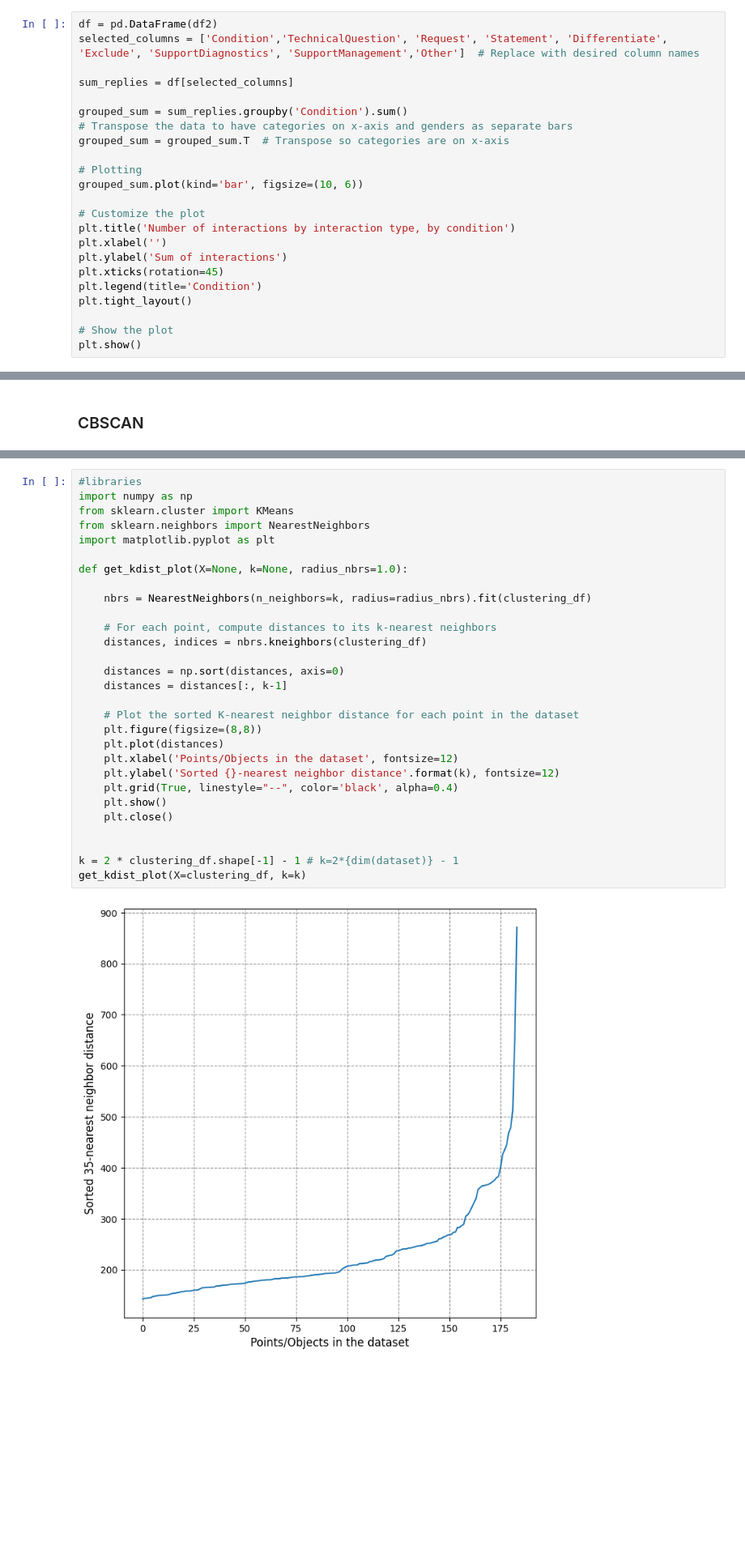
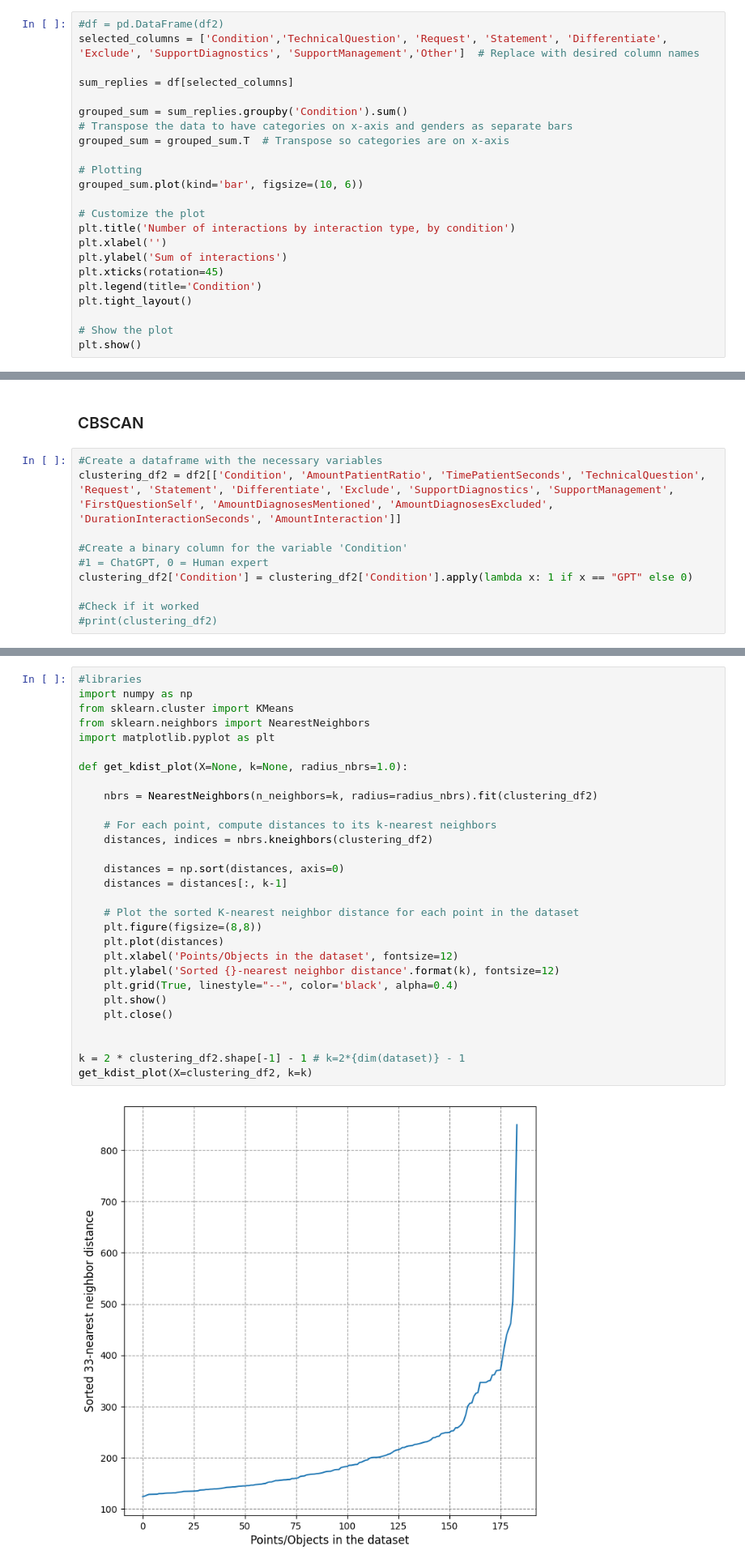
Before and after one commit to Mayra-N-S/CAS_ADS, a Jupyter notebook: Final Project/Assignment/CAS_Final_Project.ipynb, the cells around one changed output, grey strips where cells are left out. Shown at 81% size. Drawn from its saved outputs; the diff is of its cells as text; blank space fills up the shorter version.

```diff
--- a/Final Project/Assignment/CAS_Final_Project.ipynb
+++ b/Final Project/Assignment/CAS_Final_Project.ipynb
@@ -270,7 +270,7 @@ axes[1].tick_params(axis='x', rotation=0)
 # %% [output]
 [figure]
 # %%
-df = pd.DataFrame(df2)
+#df = pd.DataFrame(df2)
 selected_columns = ['Condition','TechnicalQuestion', 'Request', 'Statement', 'Differentiate', 'Exclude', 'SupportDiagnostics', 'SupportManagement','Other']  # Replace with desired column names
 
 sum_replies = df[selected_columns]
@@ -1216,3 +1216,13 @@ Possible further models for our data could for example be the DBSCAN or the Gaus
 ![Different Clustering Models](https://github.com/Mayra-N-S/CAS_ADS/blob/main/Final%20Project/Assignment/DifferentClusteringModels.jpg?raw=1)
 # %% [markdown]
 ### CBSCAN
+# %%
+#Create a dataframe with the necessary variables
+clustering_df2 = df2[['Condition', 'AmountPatientRatio', 'TimePatientSeconds', 'TechnicalQuestion', 'Request', 'Statement', 'Differentiate', 'Exclude', 'SupportDiagnostics', 'SupportManagement', 'FirstQuestionSelf', 'AmountDiagnosesMentioned', 'AmountDiagnosesExcluded', 'DurationInteractionSeconds', 'AmountInteraction']]
+
+#Create a binary column for the variable 'Condition'
+#1 = ChatGPT, 0 = Human expert
+clustering_df2['Condition'] = clustering_df2['Condition'].apply(lambda x: 1 if x == "GPT" else 0)
+
+#Check if it worked
+#print(clustering_df2)
@@ -1219,32 +1274,32 @@ Possible further models for our data could for example be the DBSCAN or the Gaus
 # %%
 #libraries
 import numpy as np
 from sklearn.cluster import KMeans
 from sklearn.neighbors import NearestNeighbors
 import matplotlib.pyplot as plt
 
 def get_kdist_plot(X=None, k=None, radius_nbrs=1.0):
 
-    nbrs = NearestNeighbors(n_neighbors=k, radius=radius_nbrs).fit(clustering_df)
+    nbrs = NearestNeighbors(n_neighbors=k, radius=radius_nbrs).fit(clustering_df2)
 
     # For each point, compute distances to its k-nearest neighbors
-    distances, indices = nbrs.kneighbors(clustering_df)
+    distances, indices = nbrs.kneighbors(clustering_df2)
 
     distances = np.sort(distances, axis=0)
     distances = distances[:, k-1]
 
     # Plot the sorted K-nearest neighbor distance for each point in the dataset
     plt.figure(figsize=(8,8))
     plt.plot(distances)
     plt.xlabel('Points/Objects in the dataset', fontsize=12)
     plt.ylabel('Sorted {}-nearest neighbor distance'.format(k), fontsize=12)
     plt.grid(True, linestyle="--", color='black', alpha=0.4)
     plt.show()
     plt.close()
 
 
-k = 2 * clustering_df.shape[-1] - 1 # k=2*{dim(dataset)} - 1
-get_kdist_plot(X=clustering_df, k=k)
+k = 2 * clustering_df2.shape[-1] - 1 # k=2*{dim(dataset)} - 1
+get_kdist_plot(X=clustering_df2, k=k)
 # %% [output]
-[figure, old version]
+[figure, new version]
 # %%
```
Also changed, not shown: parts of 20 cells of this notebook.
